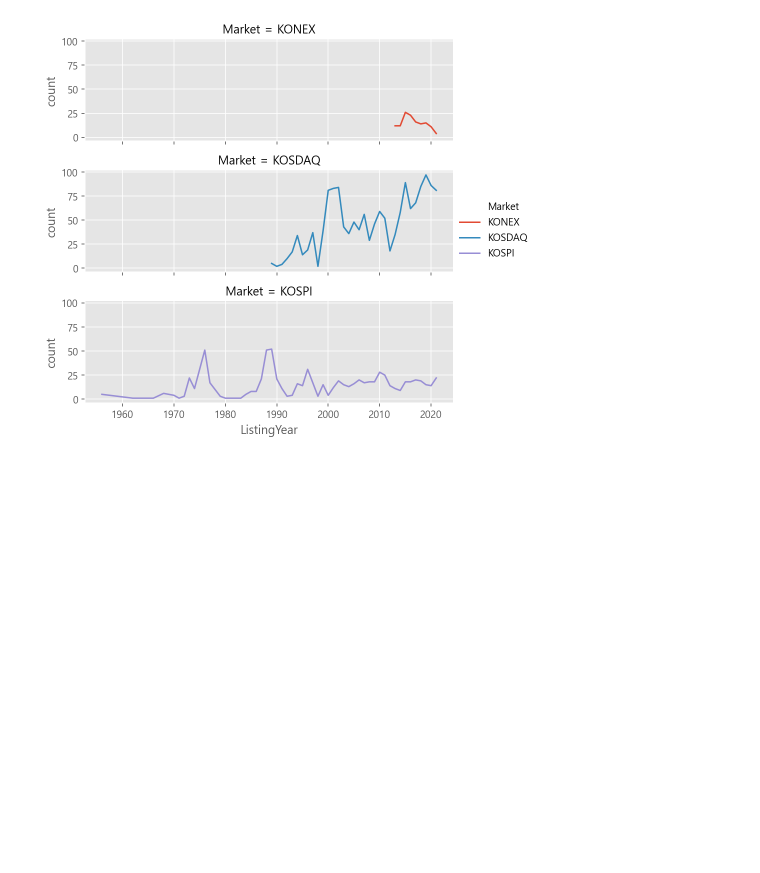
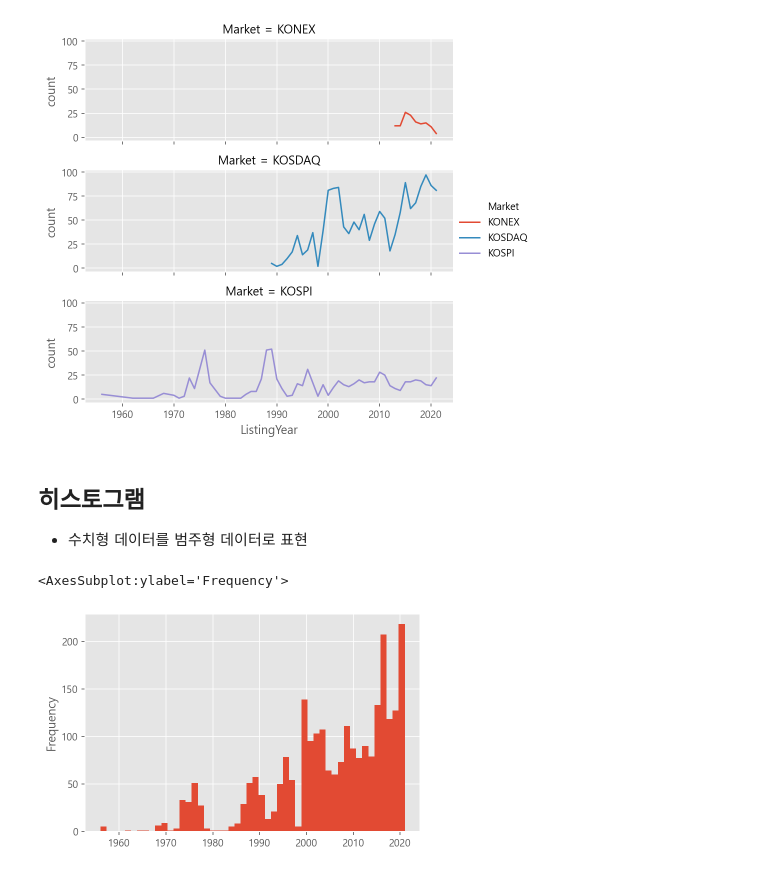
Before and after one commit to JIKMAN/Data-Analytics, a Jupyter notebook: FinanceDataReader_01.ipynb, the cells around one changed output. Cells and saved outputs as stored; diff of their text form; code cells hidden in the pictures; blank space fills up the shorter version.

```diff
--- a/FinanceDataReader_01.ipynb
+++ b/FinanceDataReader_01.ipynb
@@ -587,3 +603,12 @@ sns.relplot(kind="line", data=df_market_year,
 # %% [output]
 <seaborn.axisgrid.FacetGrid at 0x...>
 [figure]
+# %% [markdown]
+## 히스토그램
+* 수치형 데이터를 범주형 데이터로 표현
+# %%
+# bin 값에 따라 구간이 달라짐
+df["ListingYear"].plot.hist(bins=50)
+# %% [output]
+<AxesSubplot:ylabel='Frequency'>
+[figure, added]
```
Also changed, not shown: parts of 22 cells of this notebook.
